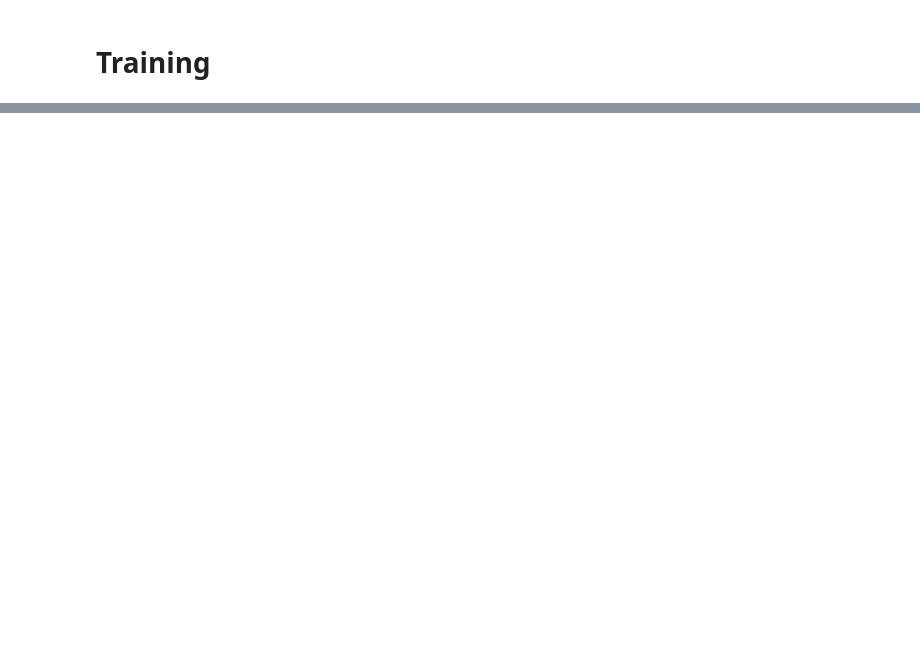
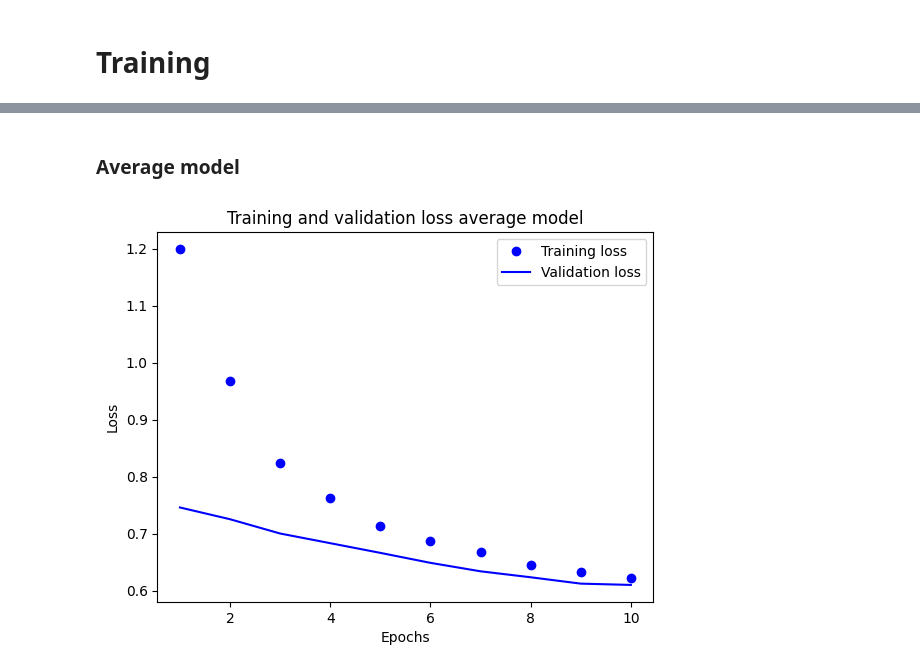
Before and after one commit to JoseMenta/sentiment_analysis, a Jupyter notebook: sample.ipynb, the cells around one changed output, grey strips where cells are left out. Saved outputs shown, nothing was run; the diff lists cells and outputs as text; code cells hidden in the pictures; blank space fills up the shorter version.

```diff
--- a/sample.ipynb
+++ b/sample.ipynb
@@ -337,0 +429,14 @@ plt.show()
+# %% [markdown]
+### Average model
+# %%
+epochs = range(1, len(acc_average_model) + 1)
+plt.plot(epochs, loss_average_model, 'bo', label='Training loss')
+plt.plot(epochs, val_loss_average_model, 'b', label='Validation loss')
+plt.title('Training and validation loss average model')
+plt.xlabel('Epochs')
+plt.ylabel('Loss')
+plt.legend()
+
+plt.show()
+# %% [output]
+[figure, added]
```
Also changed, not shown: parts of 33 cells of this notebook.
